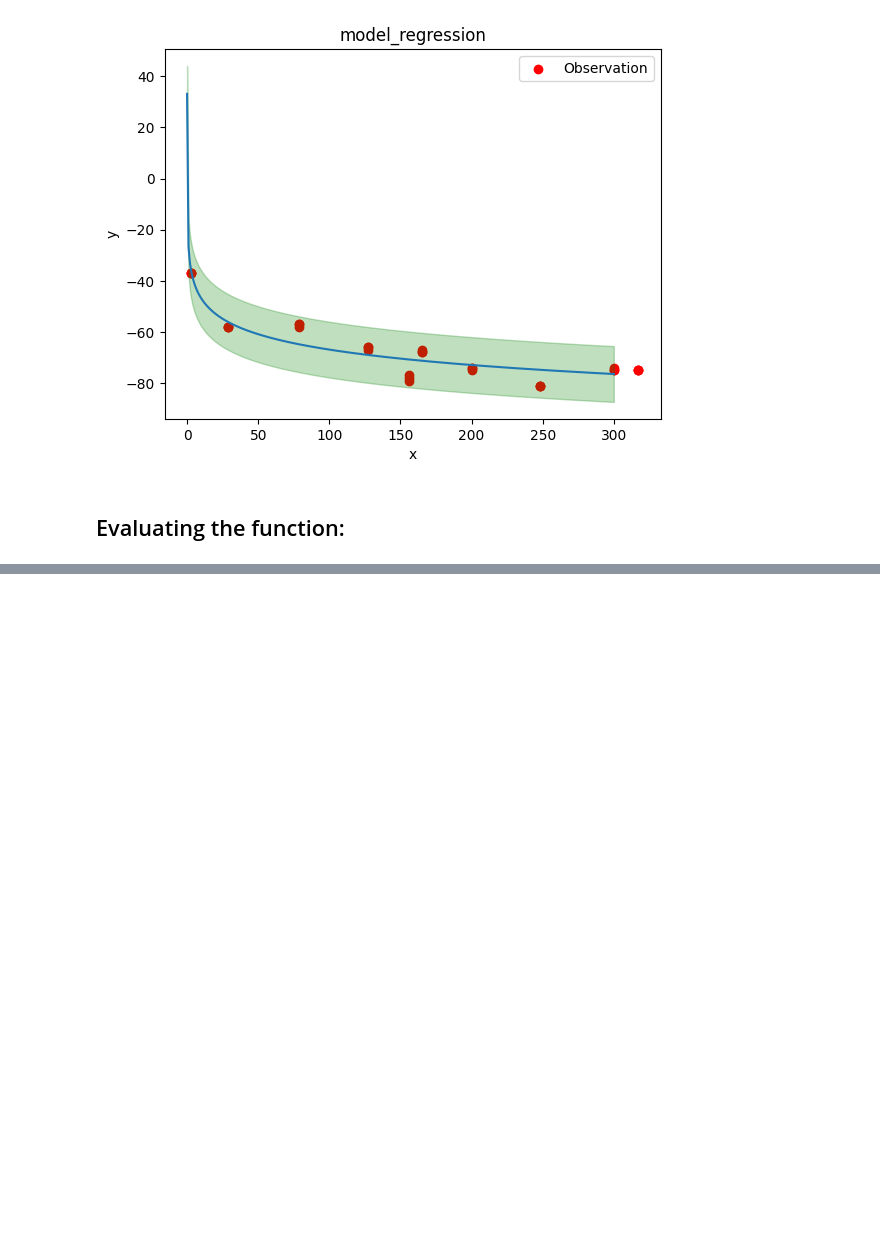
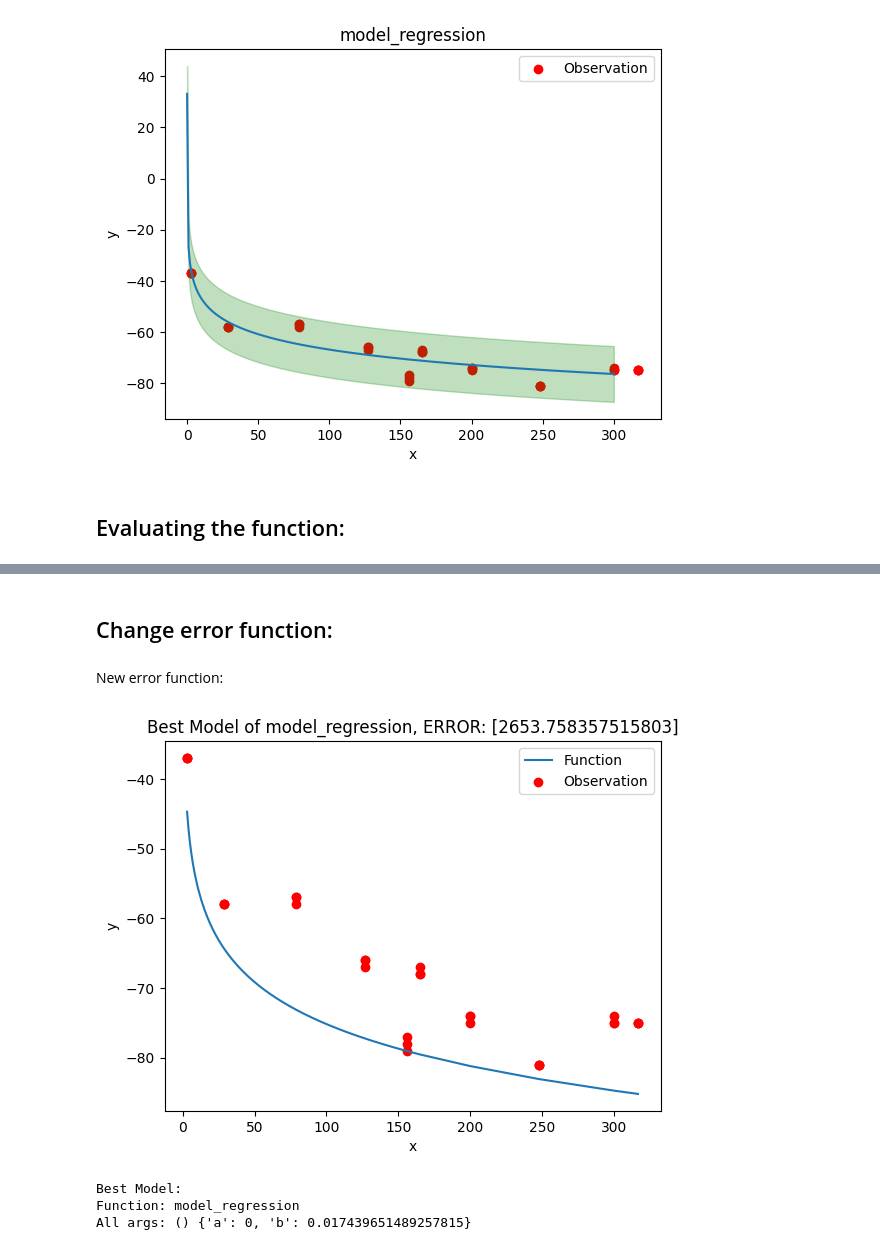
Before and after one commit to IanAguiar-ai/Discrete_Functions_Action_Integration_Hub, a Jupyter notebook: Example/Example_Discrete_Functions_Action_Integration_Hub.ipynb, the cells around one changed output, grey strips where cells are left out. Drawn from its saved outputs; the diff is of its cells as text; code cells hidden in the pictures; blank space fills up the shorter version.

```diff
--- a/Example/Example_Discrete_Functions_Action_Integration_Hub.ipynb
+++ b/Example/Example_Discrete_Functions_Action_Integration_Hub.ipynb
@@ -439,3 +438,31 @@ Code in machine:
 
 ==============================================================
 ==============================================================
+# %% [markdown]
+## Change error function:
+# %% [markdown]
+New error function:
+# %%
+def error_new(curve_1:list, curve_2:list):
+    resp:float = 0
+    if len(curve_1) != len(curve_2):
+        raise "Different list sizes"
+    for a, b in zip(curve_1, curve_2):
+        resp:float = (a - b)*(a - b) + resp
+        if a > b:
+            resp*=2
+    return resp
+
+regression = Discrete_function(model_regression)
+regression.function_error = error_new
+
+best = adjust_sample_on(curve = y, x = x,
+                        models = [regression],
+                        times = 6,
+                        initial_value = 0.1,
+                        plot = True)
+# %% [output]
+[figure, added]
+Best Model:
+Function: model_regression
+All args: () {'a': 0, 'b': 0.017439651489257815}
```
Also changed, not shown: parts of 7 cells of this notebook, 1 other file.
